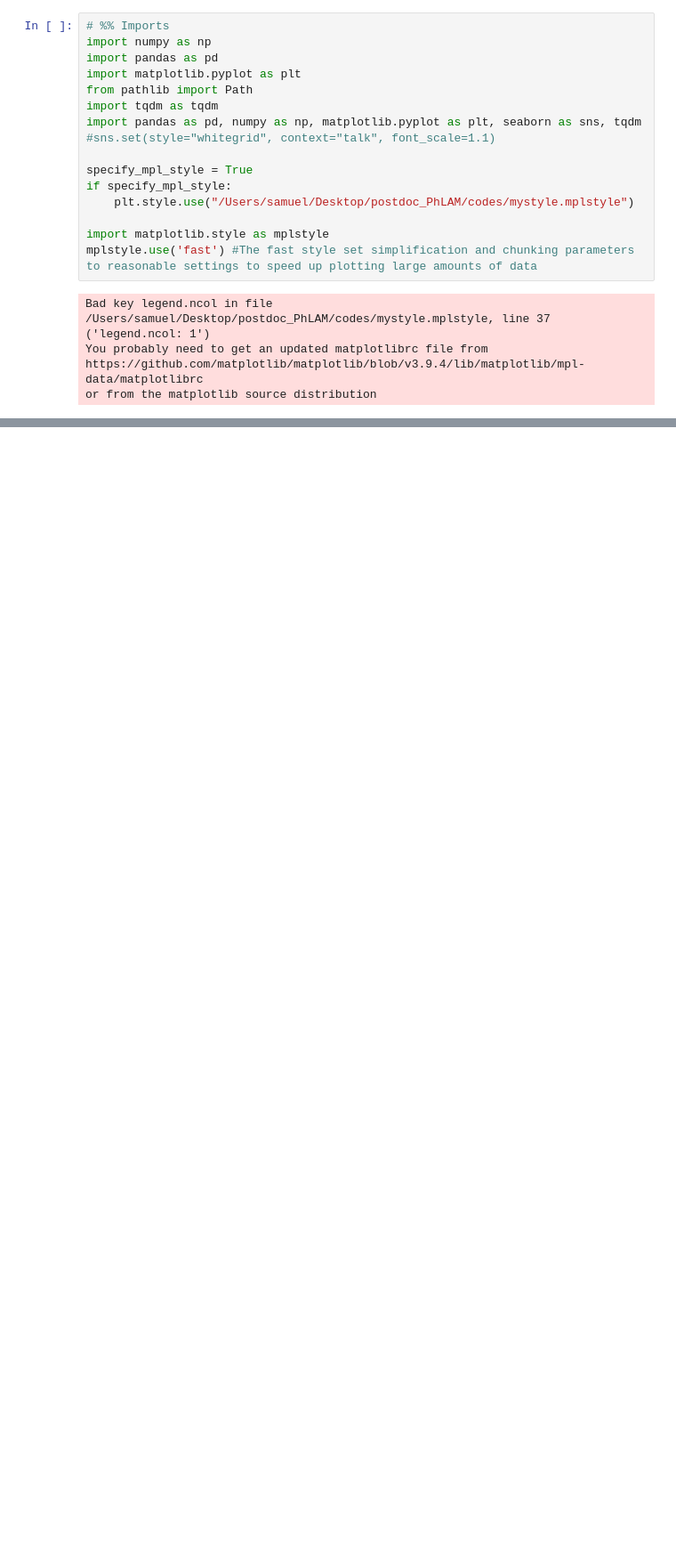
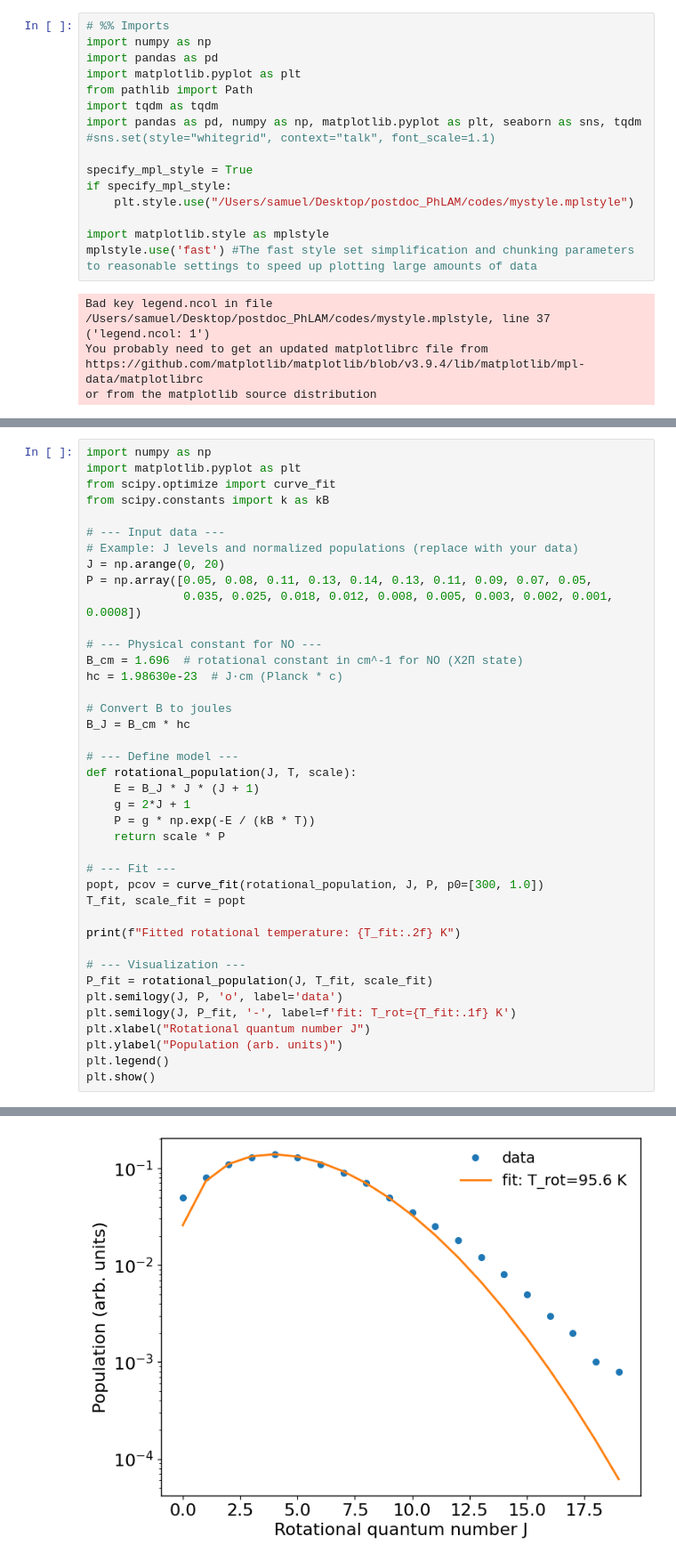
Before and after one commit to SamDFr/MD_analysis_diatom_graphite, a Jupyter notebook: 03_results_global_analysis.ipynb, the cells around one changed output, grey strips where cells are left out. Shown at 89% size. Saved outputs shown, nothing was run; the diff lists cells and outputs as text; blank space fills up the shorter version.

```diff
--- a/03_results_global_analysis.ipynb
+++ b/03_results_global_analysis.ipynb
@@ -266,0 +267,41 @@ No samples for COM kinetic energy (adsorbed only)
+# %%
+import numpy as np
+import matplotlib.pyplot as plt
+from scipy.optimize import curve_fit
+from scipy.constants import k as kB
+
+# --- Input data ---
+# Example: J levels and normalized populations (replace with your data)
+J = np.arange(0, 20)
+P = np.array([0.05, 0.08, 0.11, 0.13, 0.14, 0.13, 0.11, 0.09, 0.07, 0.05,
+              0.035, 0.025, 0.018, 0.012, 0.008, 0.005, 0.003, 0.002, 0.001, 0.0008])
+
+# --- Physical constant for NO ---
+B_cm = 1.696  # rotational constant in cm^-1 for NO (X2Π state)
+hc = 1.98630e-23  # J·cm (Planck * c)
+
+# Convert B to joules
+B_J = B_cm * hc
+
+# --- Define model ---
+def rotational_population(J, T, scale):
+    E = B_J * J * (J + 1)
+    g = 2*J + 1
+    P = g * np.exp(-E / (kB * T))
+    return scale * P
+
+# --- Fit ---
+popt, pcov = curve_fit(rotational_population, J, P, p0=[300, 1.0])
+T_fit, scale_fit = popt
+
+print(f"Fitted rotational temperature: {T_fit:.2f} K")
+
+# --- Visualization ---
+P_fit = rotational_population(J, T_fit, scale_fit)
+plt.semilogy(J, P, 'o', label='data')
+plt.semilogy(J, P_fit, '-', label=f'fit: T_rot={T_fit:.1f} K')
+plt.xlabel("Rotational quantum number J")
+plt.ylabel("Population (arb. units)")
+plt.legend()
+plt.show()
+# %% [output]
@@ -266,0 +309 @@ No samples for COM kinetic energy (adsorbed only)
+[figure, added]
```
Also changed, not shown: parts of 4 cells of this notebook, 4 other files.
